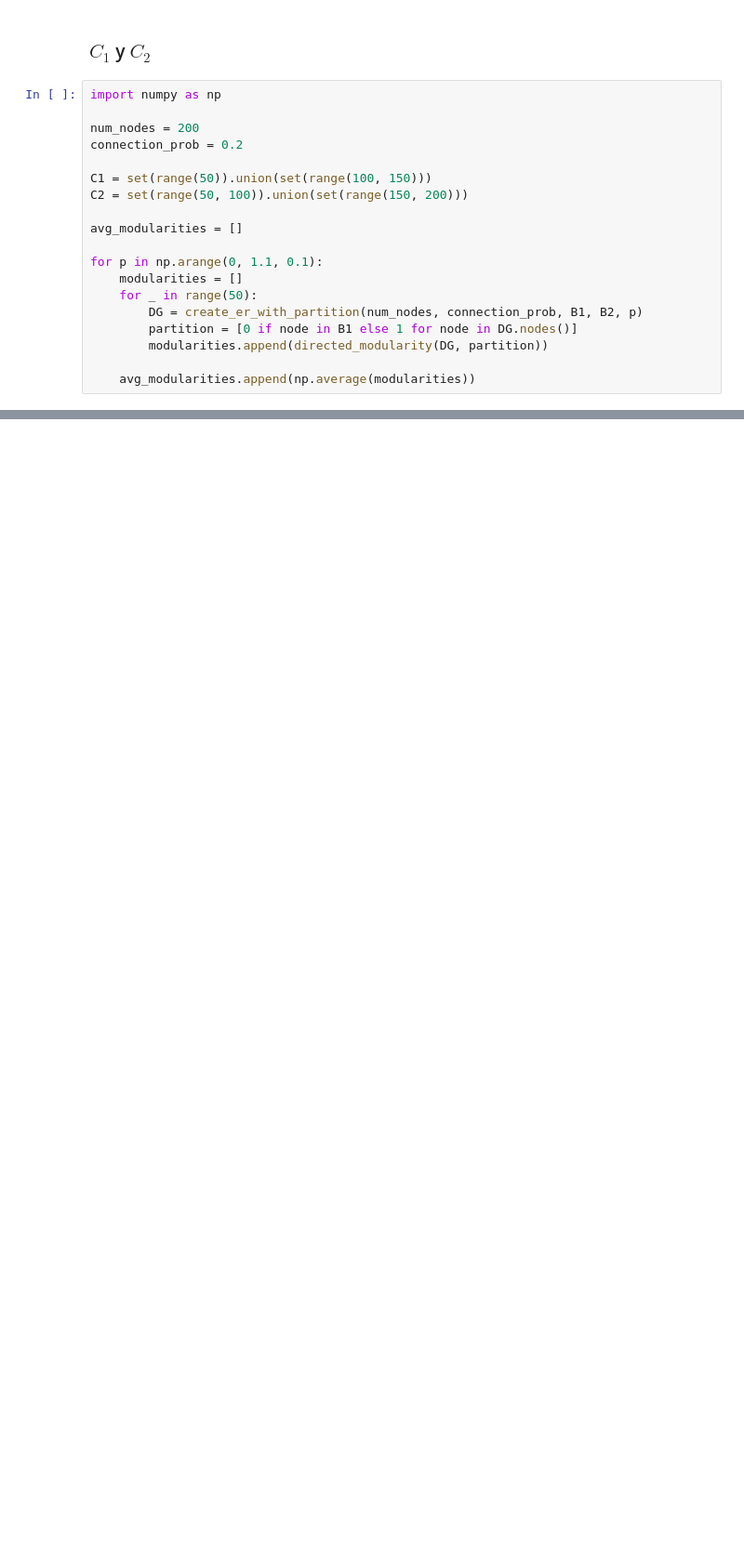
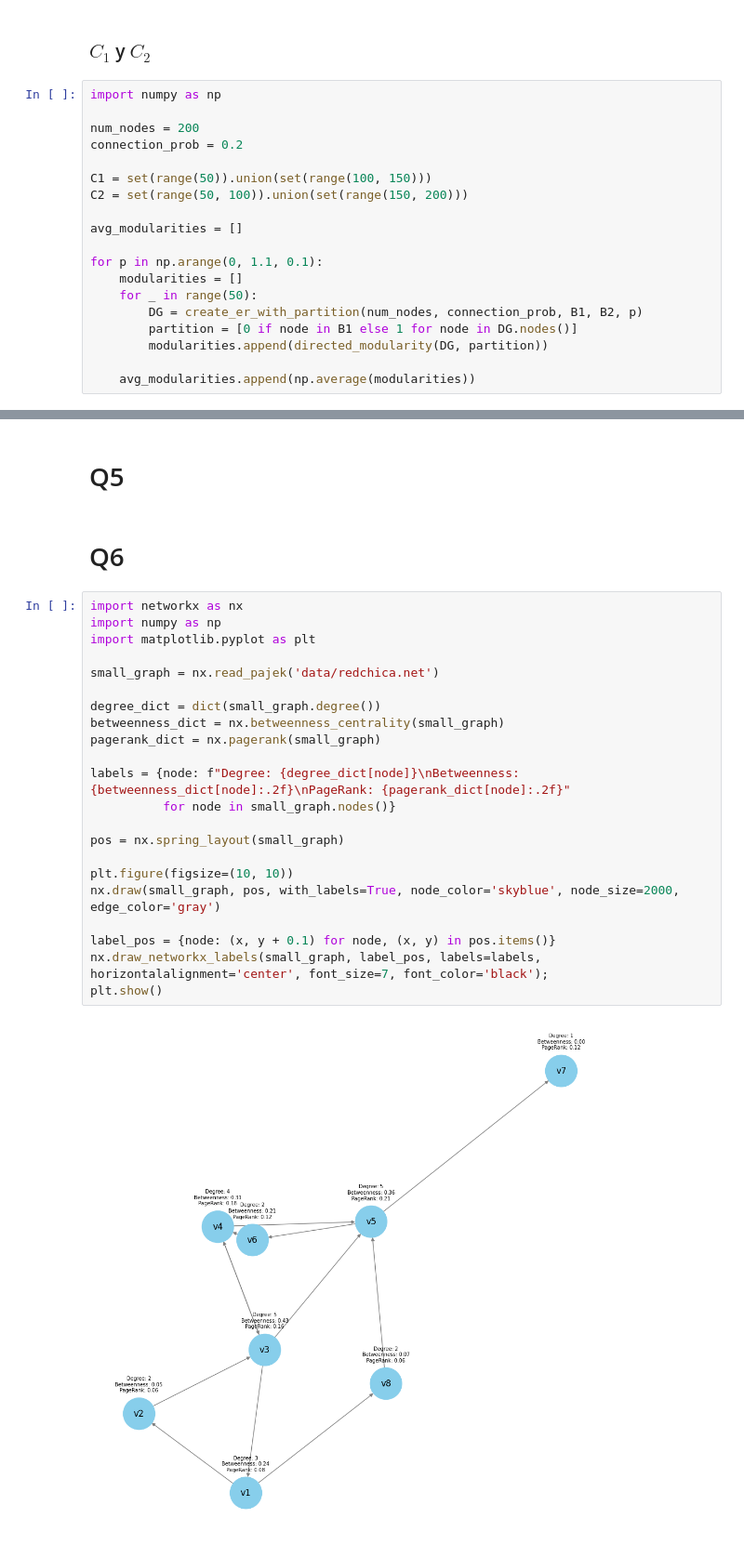
Before and after one commit to danieldamc/redes-complejas, a Jupyter notebook: Assignment_2/assignment_2.ipynb, the cells around one changed output, grey strips where cells are left out. Shown at 93% size. Drawn from its saved outputs; the diff is of its cells as text; blank space fills up the shorter version.

```diff
--- a/Assignment_2/assignment_2.ipynb
+++ b/Assignment_2/assignment_2.ipynb
@@ -624,0 +443,28 @@ plt.show()
+# %% [markdown]
+# Q5
+# %% [markdown]
+# Q6
+# %%
+import networkx as nx
+import numpy as np
+import matplotlib.pyplot as plt
+
+small_graph = nx.read_pajek('data/redchica.net')
+
+degree_dict = dict(small_graph.degree())
+betweenness_dict = nx.betweenness_centrality(small_graph)
+pagerank_dict = nx.pagerank(small_graph)
+
+labels = {node: f"Degree: {degree_dict[node]}\nBetweenness: {betweenness_dict[node]:.2f}\nPageRank: {pagerank_dict[node]:.2f}"
+          for node in small_graph.nodes()}
+
+pos = nx.spring_layout(small_graph)
+
+plt.figure(figsize=(10, 10))
+nx.draw(small_graph, pos, with_labels=True, node_color='skyblue', node_size=2000, edge_color='gray')
+
+label_pos = {node: (x, y + 0.1) for node, (x, y) in pos.items()}
+nx.draw_networkx_labels(small_graph, label_pos, labels=labels, horizontalalignment='center', font_size=7, font_color='black');
+plt.show()
+# %% [output]
+[figure, added]
```
Also changed, not shown: parts of 53 cells of this notebook, 2 other files.
